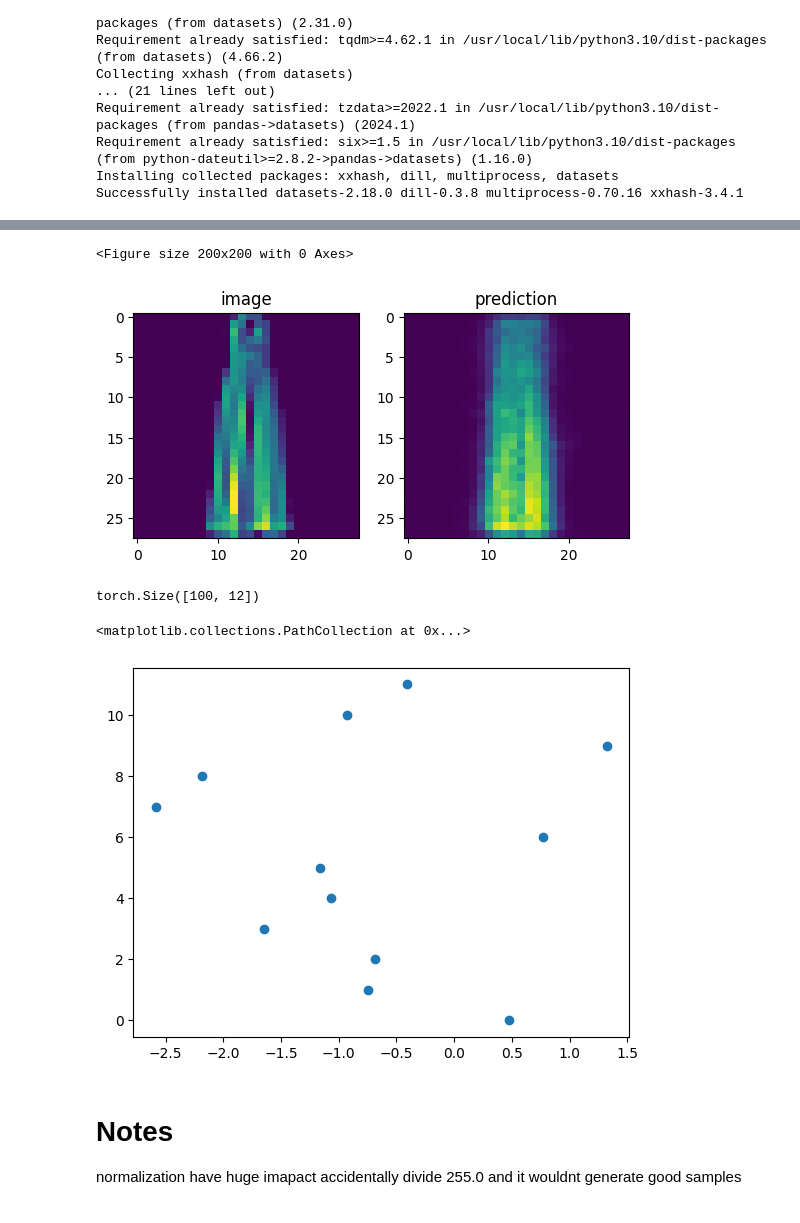
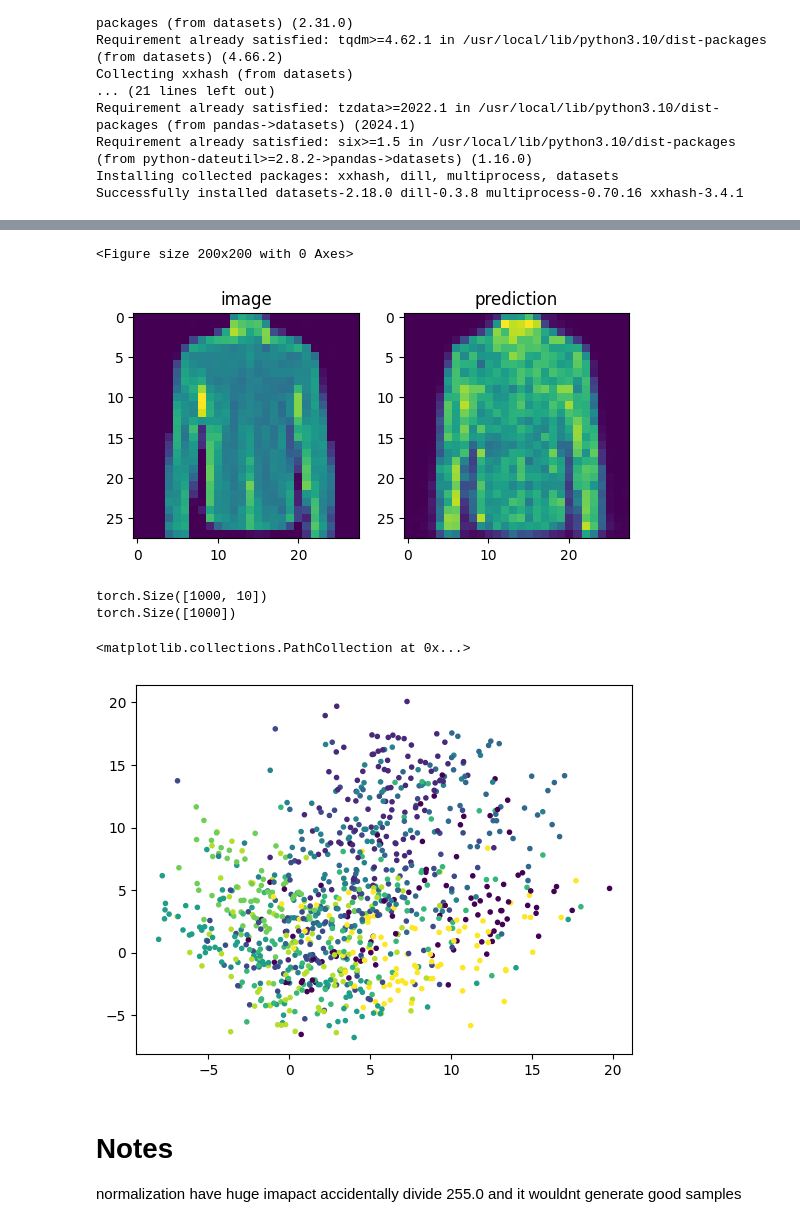
Before and after one commit to majidsh97/AE, a Jupyter notebook: AE.ipynb, the cells around one changed output, grey strips where cells are left out. Saved outputs shown, nothing was run; the diff lists cells and outputs as text; code cells hidden in the pictures.

```diff
--- a/AE.ipynb
+++ b/AE.ipynb
@@ -66,10 +66,10 @@ torch.Size([1000, 1, 28, 28])
 tensor(1., device='cuda:0')
 tensor(0., device='cuda:0')
 # %%
-from torch.nn import Conv2d,ReLU,Linear,ConvTranspose2d,LeakyReLU,Tanh,Flatten,Unflatten,Sigmoid
+from torch.nn import Conv2d,ReLU,Linear,ConvTranspose2d,LeakyReLU,Tanh,Flatten,Unflatten,Sigmoid,AdaptiveAvgPool2d
 
 mse = torch.nn.MSELoss()
-lr = 1e-3
+lr = 1e-3*3
 f=128
 pad=1
 encoder_decoder = torch.nn.Sequential(
@@ -77,11 +77,12 @@ encoder_decoder = torch.nn.Sequential(
     ReLU(),
     Conv2d(f,2*f,3,2,pad),
     ReLU(),
+    #AdaptiveAvgPool2d((1,1)),
     Flatten(),
-    Linear(2*f*7*7,100),
-    Linear(100,2),
-    Linear(2,100),
-    Linear(100,2*f*7*7),
+    Linear(2*f*7*7,256),
+    Linear(256,10),
+    Linear(10,256),
+    Linear(256,2*f*7*7),
     Unflatten(1,(2*f,7,7)),
     ConvTranspose2d(2*f,f,3,2,pad,1),
     ReLU(),
@@ -91,7 +92,7 @@ encoder_decoder = torch.nn.Sequential(
 
 ).cuda()
 summary(encoder_decoder,(1,28,28),device="cuda")
-optim = torch.optim.Adam(encoder_decoder.parameters(),lr)
+optim = torch.optim.RAdam(encoder_decoder.parameters(),lr,weight_decay=1e-5)
 
 def step(x,y)->torch.Tensor:
     optim.zero_grad()
@@ -103,7 +104,7 @@ def step(x,y)->torch.Tensor:
     pass
 
 train_loss = []
-for epoch in range(10):
+for epoch in range(100):
     for image,label in train_loader:
         #print(image.shape)
         #print(label.shape)
@@ -176,8 +177,8 @@ import torch.utils.data
 
 
 #test_data = test
-sampler = torch.utils.data.RandomSampler(test_data,num_samples=12)
-test_loader = DataLoader(test_data,12,collate_fn=custom_collate_fn,sampler=sampler)
+sampler = torch.utils.data.RandomSampler(test_data,num_samples=1000)
+test_loader = DataLoader(test_data,1000,collate_fn=custom_collate_fn,sampler=sampler)
 
 image,lable = next(iter(test_loader))
 show_preds(image[:12])
@@ -191,32 +192,34 @@ torch.Size([12, 28, 28, 1])
 # %%
 latent=0
 def f(m,input,output):
     global latent
     latent=output
 
-encoder_decoder[5].register_forward_hook(f)
+encoder_decoder[6].register_forward_hook(f)
 
-image = next(iter(test_loader))[0]
+image,label = next(iter(test_loader))
 pred = encoder_decoder.forward(image)[0]
 #print(pred.shape)
 plt.figure(figsize=(2,2))
 fig,axs =plt.subplots(1,2)
 axs[0].imshow(image[0].cpu().moveaxis(0,-1).numpy())
 axs[0].set_title('image')
 axs[1].imshow(pred.cpu().detach().moveaxis(0,-1).numpy())
 axs[1].set_title('prediction')
 plt.show()
 
-latent=latent.T.detach().cpu()
-print(latent.shape)
-t = latent[0,:]
-plt.scatter(t,torch.arange(len(t)))
+latent=latent.detach().cpu()
+t = latent
+print(t.shape)
+print(label.cpu().shape)
+plt.scatter(t[:,0],t[:,1],c=label.cpu(),marker='.')
 # %% [output]
 <Figure size 200x200 with 0 Axes>
-[figure, old version]
+[figure, new version]
-torch.Size([100, 12])
+torch.Size([1000, 10])
+torch.Size([1000])
 <matplotlib.collections.PathCollection at 0x...>
-[figure, old version]
+[figure, new version]
 # %% [markdown]
 <H1>Notes</H1>
 normalization have huge imapact accidentally divide 255.0 and it wouldnt generate good samples
```
Also changed, not shown: parts of 4 cells of this notebook.
